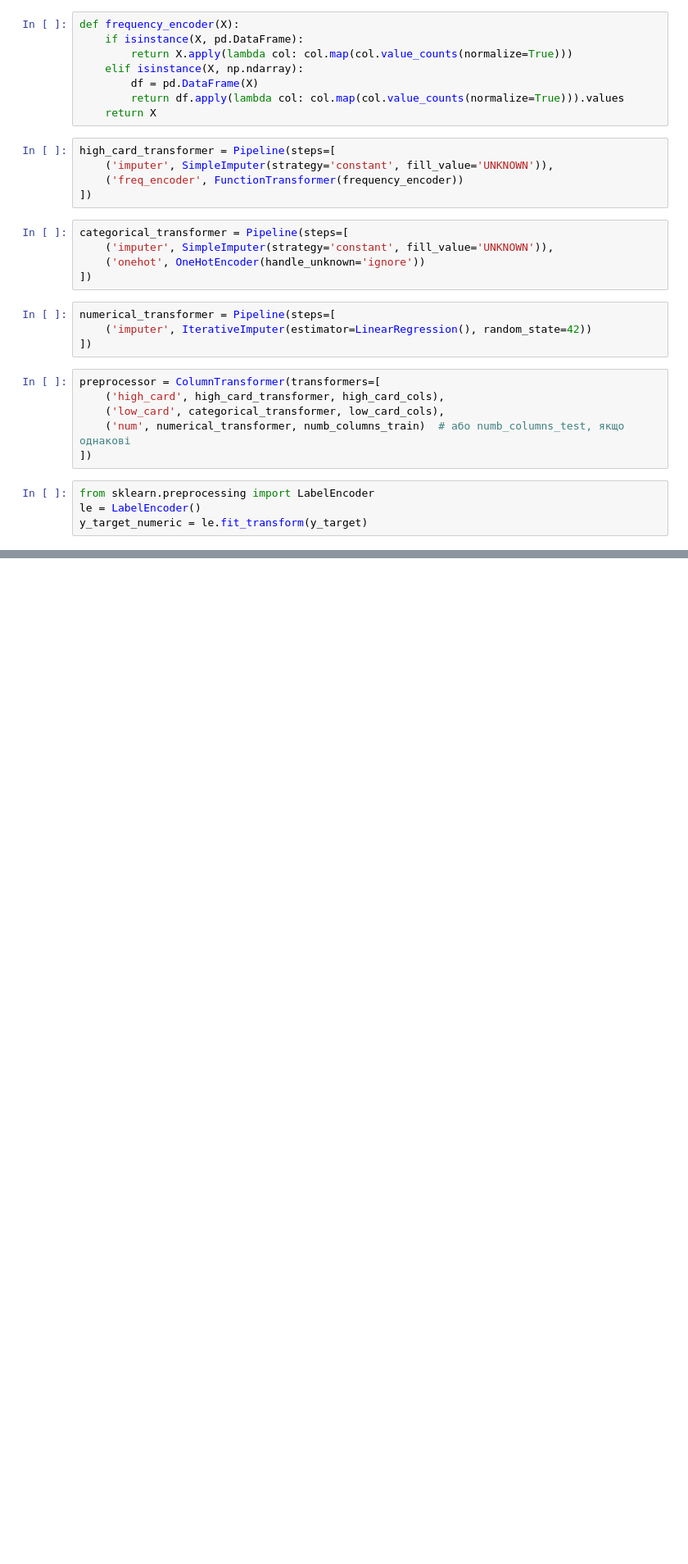
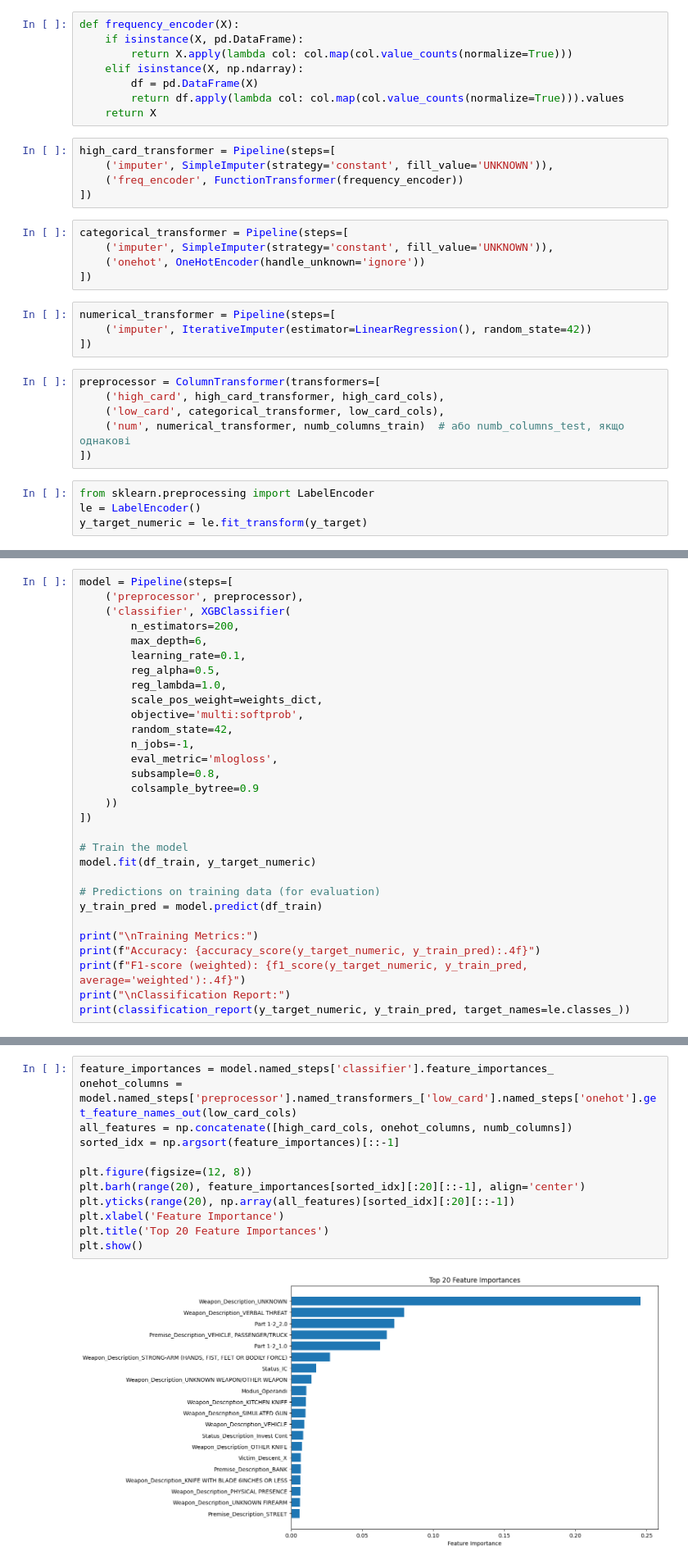
Before and after one commit to mssamoilenko/data_analysis_crime_samoilenko, a Jupyter notebook: data-analysis-crime-samoilenko-true.ipynb, the cells around one changed output, grey strips where cells are left out. Shown at 82% size. Saved outputs shown, nothing was run; the diff lists cells and outputs as text; blank space fills up the shorter version.

Commit message:
Kaggle Notebook | data_analysis_crime_samoilenko_true | Version 15

```diff
--- a/data-analysis-crime-samoilenko-true.ipynb
+++ b/data-analysis-crime-samoilenko-true.ipynb
@@ -600,0 +593,30 @@ y_pred = model.predict(df_test)
+# %%
+model = Pipeline(steps=[
+    ('preprocessor', preprocessor),
+    ('classifier', XGBClassifier(
+        n_estimators=200,
+        max_depth=6,
+        learning_rate=0.1,
+        reg_alpha=0.5,
+        reg_lambda=1.0,
+        scale_pos_weight=weights_dict,
+        objective='multi:softprob',
+        random_state=42,
+        n_jobs=-1,
+        eval_metric='mlogloss',
+        subsample=0.8,
+        colsample_bytree=0.9
+    ))
+])
+
+# Train the model
+model.fit(df_train, y_target_numeric)
+
+# Predictions on training data (for evaluation)
+y_train_pred = model.predict(df_train)
+
+print("\nTraining Metrics:")
+print(f"Accuracy: {accuracy_score(y_target_numeric, y_train_pred):.4f}")
+print(f"F1-score (weighted): {f1_score(y_target_numeric, y_train_pred, average='weighted'):.4f}")
+print("\nClassification Report:")
+print(classification_report(y_target_numeric, y_train_pred, target_names=le.classes_))
@@ -601 +665,15 @@ y_pred = model.predict(df_test)
+# %%
+feature_importances = model.named_steps['classifier'].feature_importances_
+onehot_columns = model.named_steps['preprocessor'].named_transformers_['low_card'].named_steps['onehot'].get_feature_names_out(low_card_cols)
+all_features = np.concatenate([high_card_cols, onehot_columns, numb_columns])
+sorted_idx = np.argsort(feature_importances)[::-1]
+
+plt.figure(figsize=(12, 8))
+plt.barh(range(20), feature_importances[sorted_idx][:20][::-1], align='center')
+plt.yticks(range(20), np.array(all_features)[sorted_idx][:20][::-1])
+plt.xlabel('Feature Importance')
+plt.title('Top 20 Feature Importances')
+plt.show()
+# %% [output]
+[figure, added]
 # %%
```
Also changed, not shown: parts of 12 cells of this notebook.
